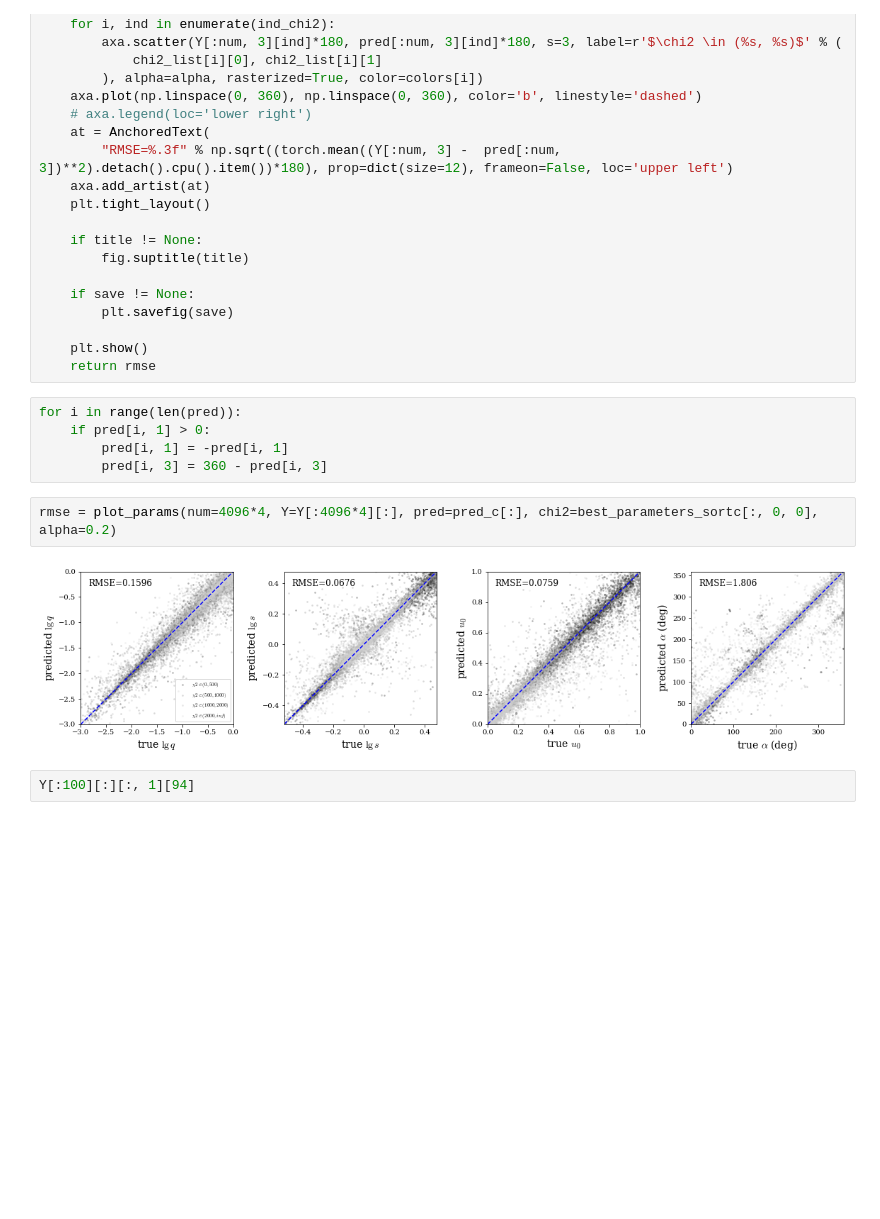
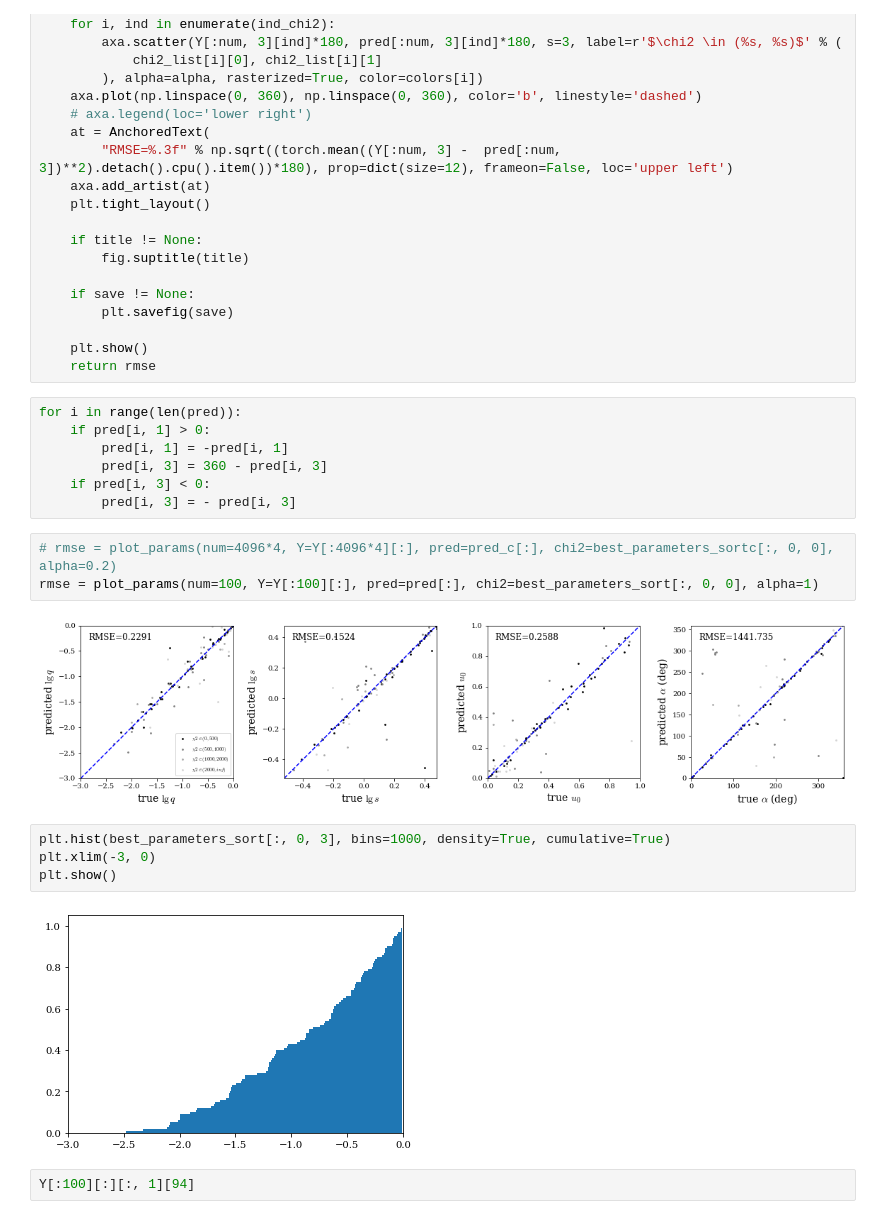
Before and after one commit to haimengzhao/magic-microlensing, a Jupyter notebook: downhill_optimize.ipynb, the cells around one changed output. Cells and saved outputs as stored; diff of their text form; blank space fills up the shorter version.

```diff
--- a/downhill_optimize.ipynb
+++ b/downhill_optimize.ipynb
@@ -406,10 +447,19 @@ for i in range(len(pred)):
     if pred[i, 1] > 0:
         pred[i, 1] = -pred[i, 1]
         pred[i, 3] = 360 - pred[i, 3]
+    if pred[i, 3] < 0:
+        pred[i, 3] = - pred[i, 3]
 # %%
-rmse = plot_params(num=4096*4, Y=Y[:4096*4][:], pred=pred_c[:], chi2=best_parameters_sortc[:, 0, 0], alpha=0.2)
+# rmse = plot_params(num=4096*4, Y=Y[:4096*4][:], pred=pred_c[:], chi2=best_parameters_sortc[:, 0, 0], alpha=0.2)
+rmse = plot_params(num=100, Y=Y[:100][:], pred=pred[:], chi2=best_parameters_sort[:, 0, 0], alpha=1)
 # %% [output]
-[figure, old version]
+[figure, new version]
+# %%
+plt.hist(best_parameters_sort[:, 0, 3], bins=1000, density=True, cumulative=True)
+plt.xlim(-3, 0)
+plt.show()
+# %% [output]
+[figure, added]
 # %%
 Y[:100][:][:, 1][94]
 # %% [output]
```
Also changed, not shown: parts of 9 cells of this notebook, 1 other file.
